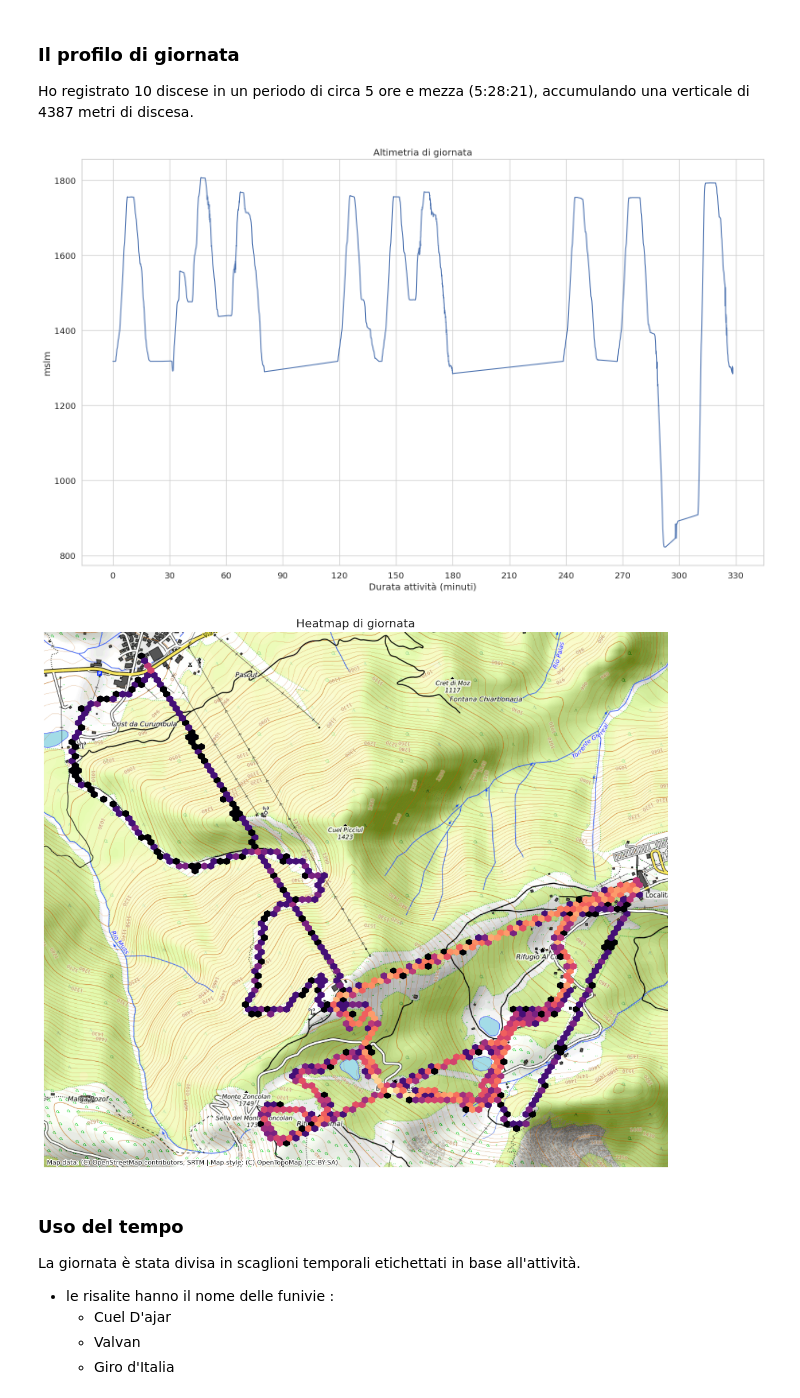
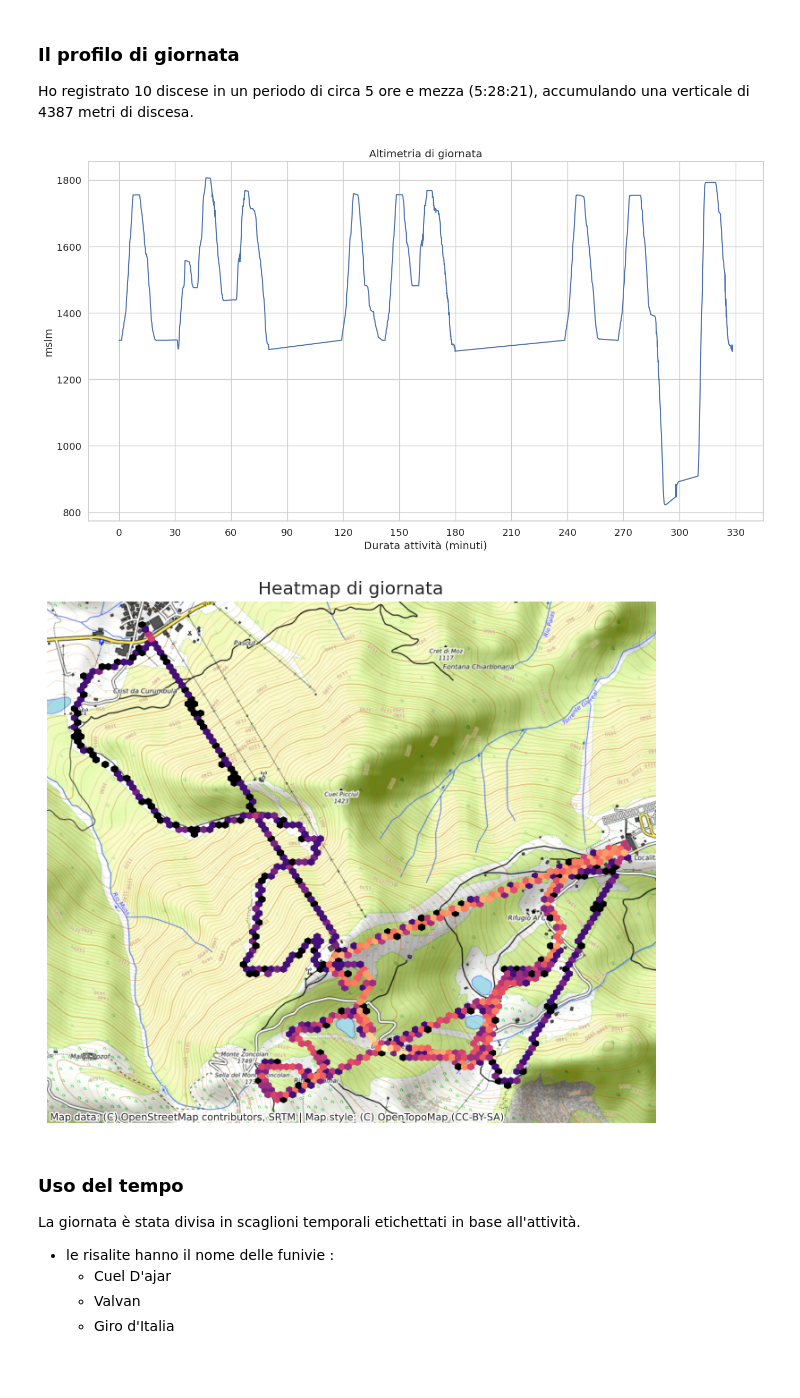
Before and after one commit to thomasmassarutto/DataSlopes, a Jupyter notebook: DataSlopes.ipynb, the cells around one changed output. Drawn from its saved outputs; the diff is of its cells as text; code cells hidden in the pictures; blank space fills up the shorter version.

```diff
--- a/DataSlopes.ipynb
+++ b/DataSlopes.ipynb
@@ -31,7 +31,8 @@ sns.set(
         font_scale = 1.2
         )
 
-safe_image_size= (16, 10) #16, 10
+safe_image_size= (14, 8) #16, 10
+safe_map_size= (14, 6.5) #16, 10
 # %%
 ## creazione df
 
@@ -458,34 +459,33 @@ ax.set_xticklabels(ticks)
 plt.tight_layout()
 plt.show()
 # %% [output]
-[figure, old version]
+[figure, new version]
 # %%
-f, ax = plt.subplots(figsize=safe_image_size)
+f, ax = plt.subplots(figsize=safe_map_size)
 
 ax.set_title("Heatmap di giornata")
 
 ax.hexbin(
     gdf1.geometry.x,
     gdf1.geometry.y,
     cmap='magma',
     norm='log', ##
     alpha= 1,
     gridsize=90
     )
 
 
 ctx.add_basemap(ax=ax,
                 source=ctx.providers.OpenTopoMap # OpenStreetMap.Mapnik #OpenTopoMap #https://contextily.readthedocs.io/en/latest/providers_deepdive.html
                 )
 
 ax.set_axis_off()
 ax.set_aspect('equal') ## non distorce mappa
 
 plt.tight_layout()
-
 plt.show()
 # %% [output]
-[figure, old version]
+[figure, new version]
 # %%
 #gdf1.head()
 # %% [markdown]
```
Also changed, not shown: parts of 15 cells of this notebook, 3 other files.
